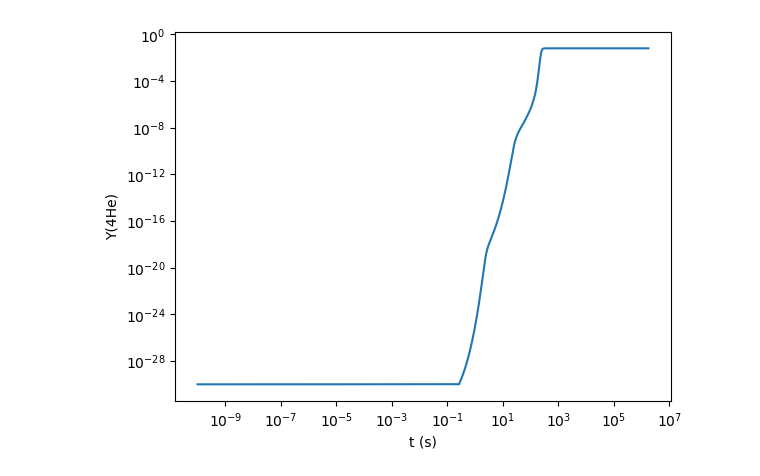
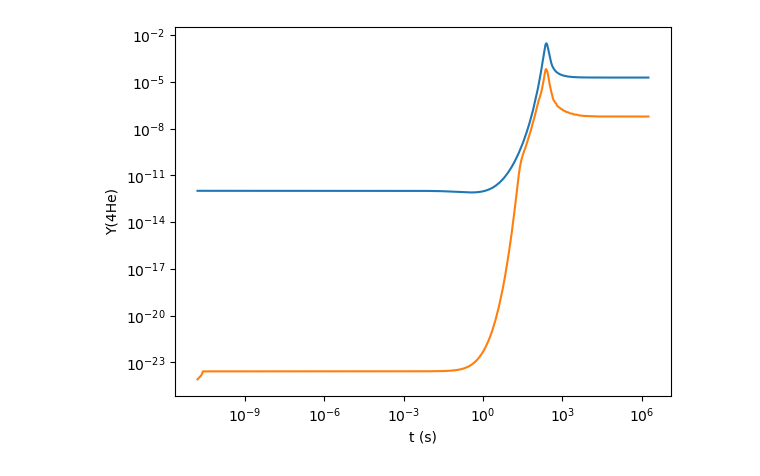
Before and after one commit to nuLABatUSD/BBN_evolve, a Jupyter notebook: runBBN.ipynb, the cells around one changed output. Cells and saved outputs as stored; diff of their text form; code cells hidden in the pictures.

```diff
--- a/runBBN.ipynb
+++ b/runBBN.ipynb
@@ -46,8 +31,9 @@ data
 # %%
 plt.figure()
-plt.loglog(data['t (s)'], data['Y(4He)'])
+plt.loglog(data['t (s)'], data['Y(2H)'])
+plt.loglog(data['t (s)'], data['Y(3H)'])
 plt.xlabel('t (s)')
 plt.ylabel('Y(4He)')
 plt.show()
 # %% [output]
-[figure, old version]
+[figure, new version]
```
Also changed, not shown: parts of 12 cells of this notebook, 4 other files.
